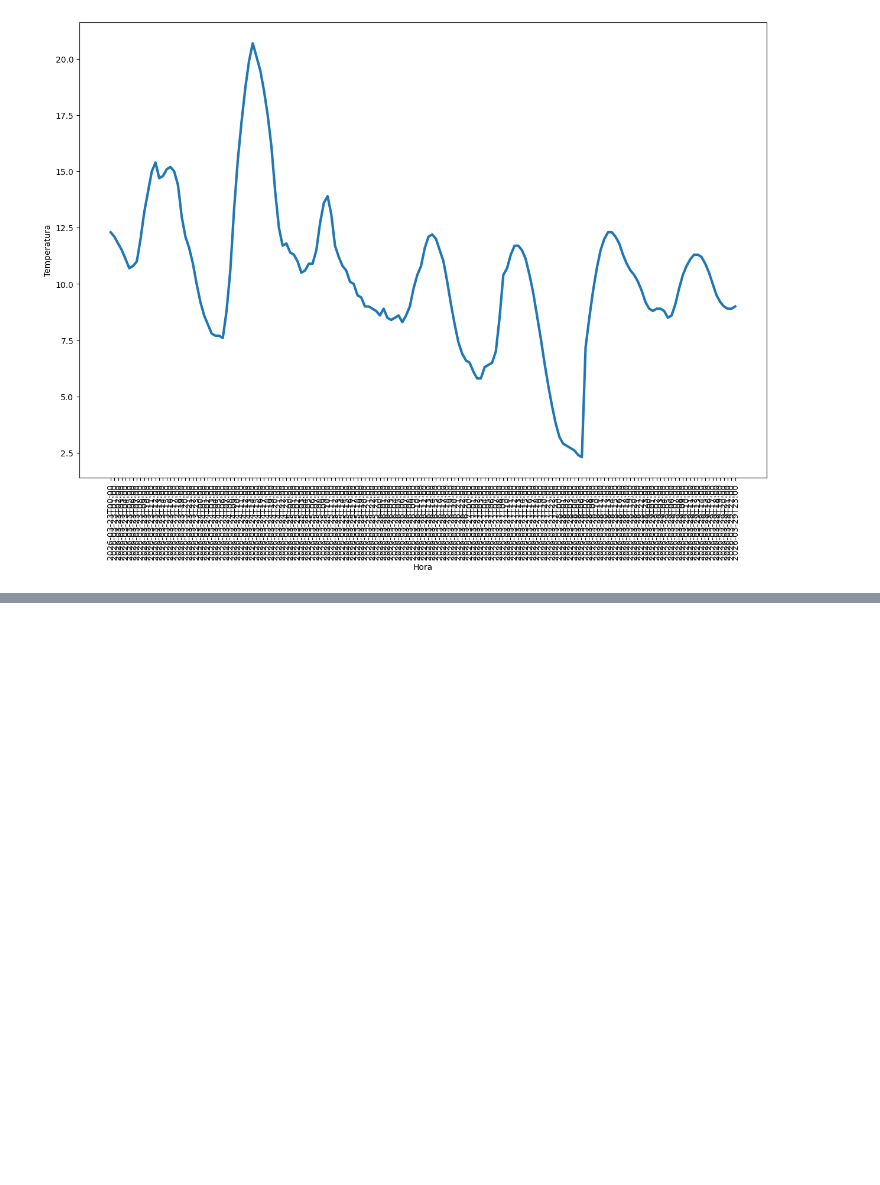
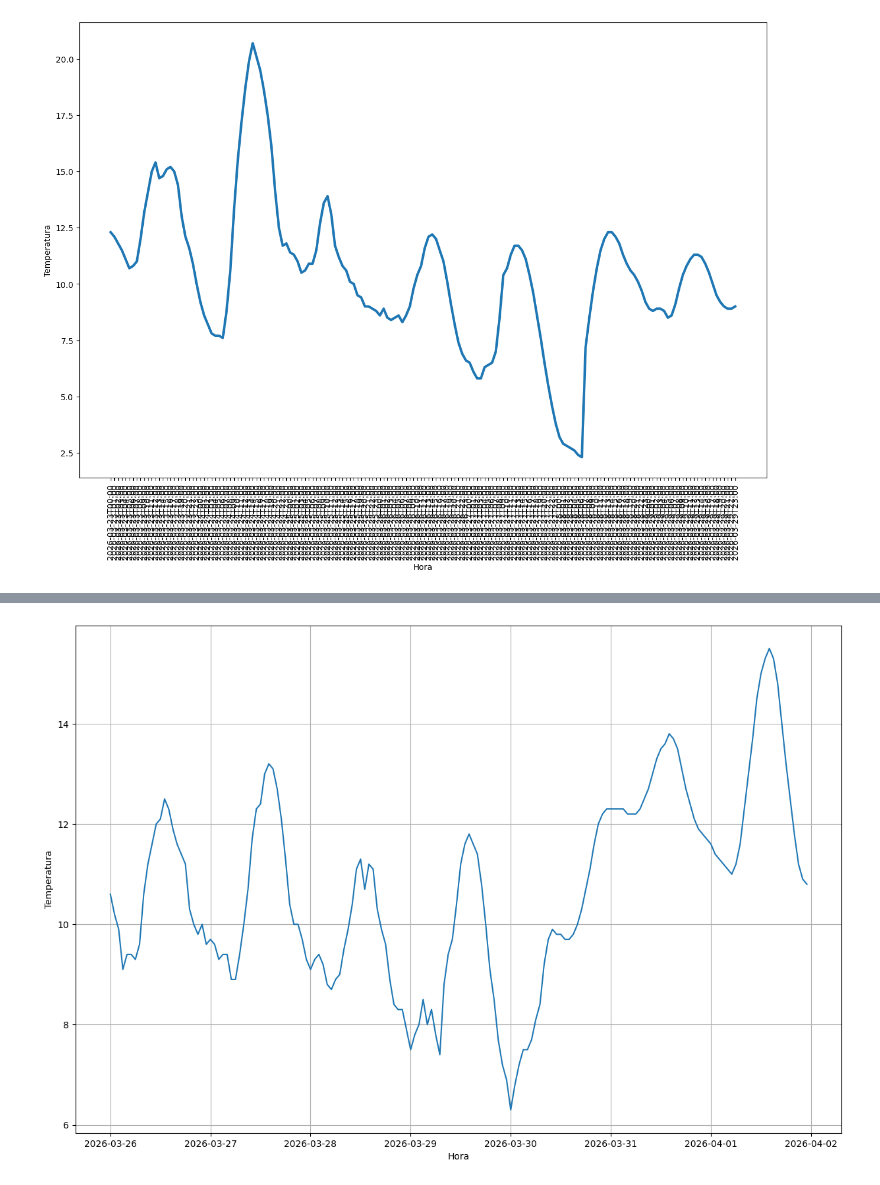
Before and after one commit to urkomen/2026-02-BILBAO-FT-Data-Science, a Jupyter notebook: 2-Data_Analysis/3-Sources/Web/Práctica/pronostico_meteorologico_urko.ipynb, the cells around one changed output, grey strips where cells are left out. Drawn from its saved outputs; the diff is of its cells as text; code cells hidden in the pictures; blank space fills up the shorter version.

```diff
--- a/2-Data_Analysis/3-Sources/Web/Práctica/pronostico_meteorologico_urko.ipynb
+++ b/2-Data_Analysis/3-Sources/Web/Práctica/pronostico_meteorologico_urko.ipynb
@@ -142,3 +133,21 @@ plt.xticks(rotation=90);
 # No he conseguido meter bien los nombres del eje x para que se vean correctamente los valores
 # %% [output]
 [figure]
+# %%
+weather_dict2 = {
+    # 'Dia':[],
+    'Hora':[],
+    'Temperatura':[]
+}
+# %%
+# Guardamos hora y temperaturas en listas
+for time in weather['hourly']['time']:
+    weather_dict2['Hora'].append(time) # Lista de horas
+for temp in weather['hourly']['temperature_2m']:
+    weather_dict2['Temperatura'].append(temp) # Lista de temperaturas
+# %%
+# creo el dataframe (dos cols: hora y temperatura):
+
+df = pd.DataFrame({"Hora": pd.to_datetime(weather_dict2['Hora']),"Temperatura": weather_dict2['Temperatura']})
+
+df
@@ -144,0 +168,16 @@ plt.xticks(rotation=90);
+# %%
+plt.figure(figsize=(15,10))
+ax = sns.lineplot(data=df,
+             x="Hora",
+             y="Temperatura",
+            #  hue="country",
+            linewidth = 1.5,
+            );
+ax.grid(True)
+
+
+# plt.xticks(rotation=30);
+
+# No he conseguido meter bien los nombres del eje x para que se vean correctamente los valores
+# %% [output]
+[figure, added]
```
Also changed, not shown: parts of 7 cells of this notebook, 1 other file.
